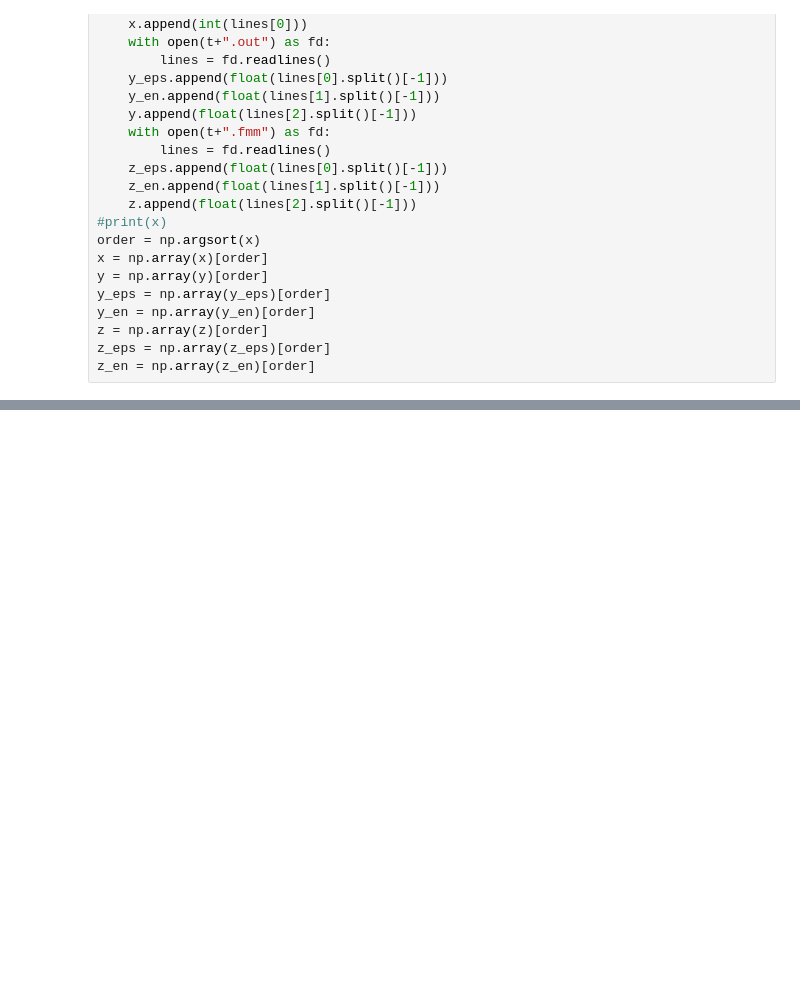
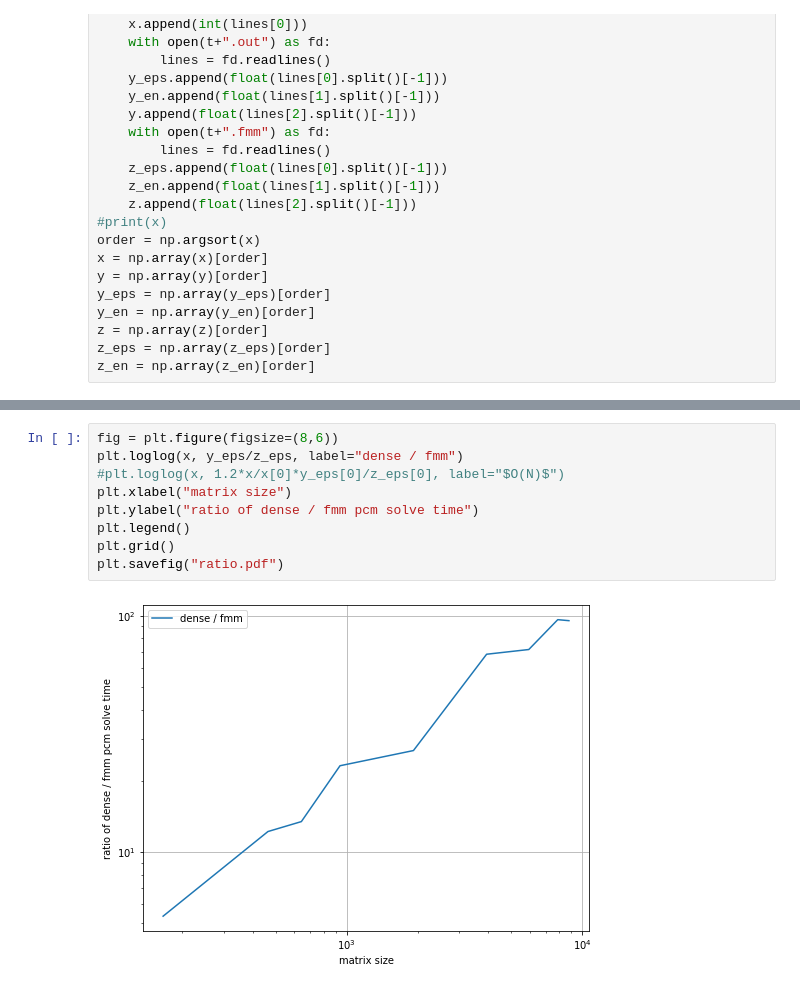
Before and after one commit to Muxas/ddPCM, a Jupyter notebook: input_amber/plot.ipynb, the cells around one changed output, grey strips where cells are left out. Cells and saved outputs as stored; diff of their text form; blank space fills up the shorter version.

```diff
--- a/input_amber/plot.ipynb
+++ b/input_amber/plot.ipynb
@@ -59,0 +62,11 @@ plt.savefig("dense.pdf")
+# %%
+fig = plt.figure(figsize=(8,6))
+plt.loglog(x, y_eps/z_eps, label="dense / fmm")
+#plt.loglog(x, 1.2*x/x[0]*y_eps[0]/z_eps[0], label="$O(N)$")
+plt.xlabel("matrix size")
+plt.ylabel("ratio of dense / fmm pcm solve time")
+plt.legend()
+plt.grid()
+plt.savefig("ratio.pdf")
+# %% [output]
+[figure, added]
```
Also changed, not shown: parts of 7 cells of this notebook.
